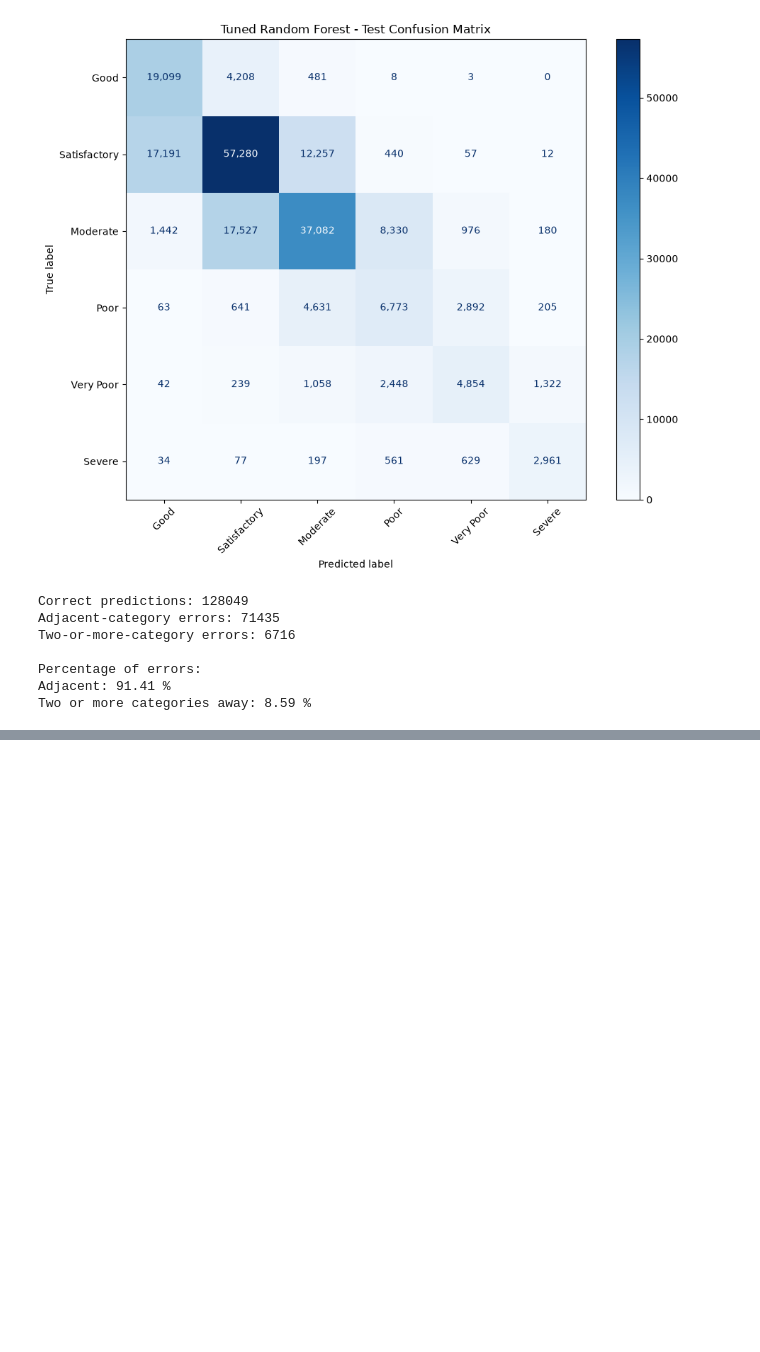
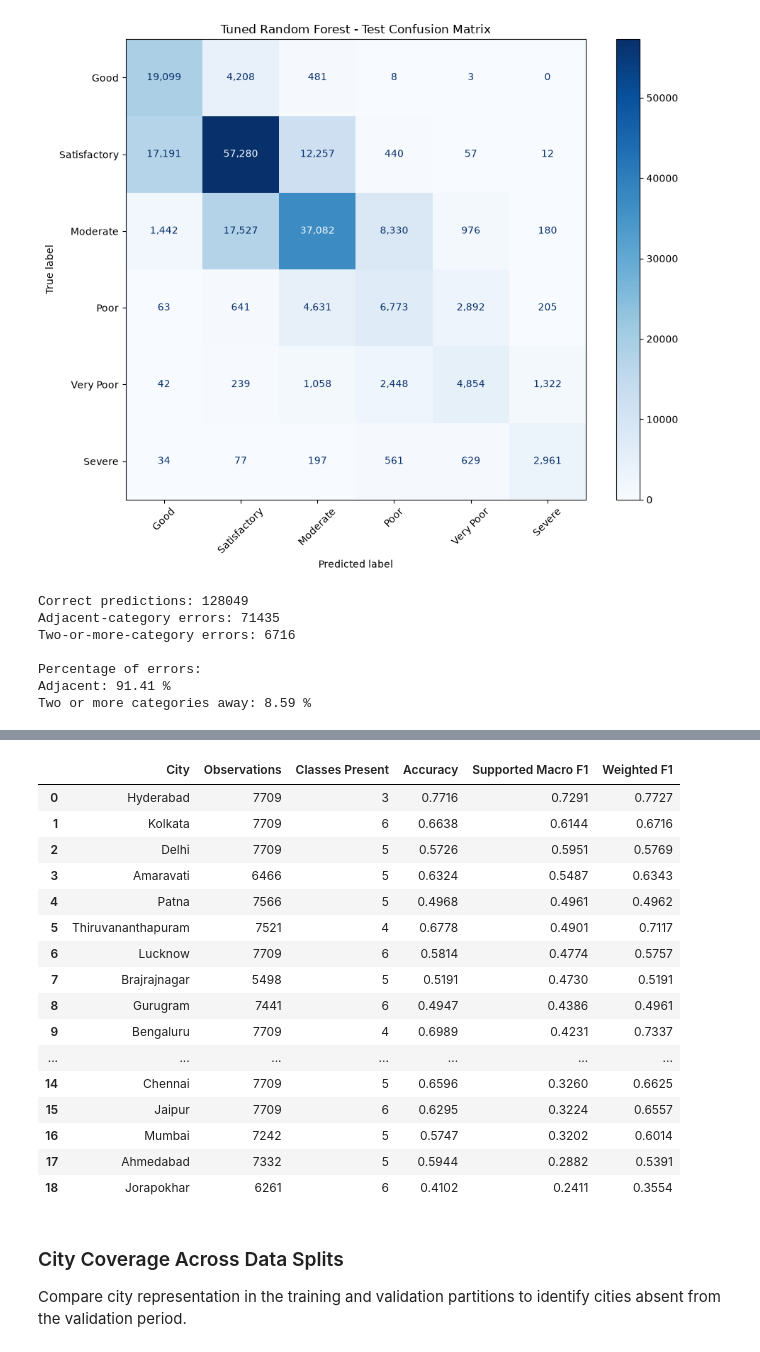
Before and after one commit to Fatimaaasaleem/air-quality-classification, a Jupyter notebook: notebooks/05_model_comparison_and_evaluation.ipynb, the cells around one changed output, grey strips where cells are left out. Saved outputs shown, nothing was run; the diff lists cells and outputs as text; code cells hidden in the pictures; blank space fills up the shorter version.

```diff
--- a/notebooks/05_model_comparison_and_evaluation.ipynb
+++ b/notebooks/05_model_comparison_and_evaluation.ipynb
@@ -1676,0 +1986,59 @@ Two or more categories away: 8.59 %
+# %%
+city_supported_metrics = []
+
+for city, group in city_results.groupby("City"):
+
+    supported_classes = group["Actual"].unique()
+
+    city_supported_metrics.append({
+        "City": city,
+        "Observations": len(group),
+        "Classes Present": len(supported_classes),
+        "Accuracy": accuracy_score(
+            group["Actual"], group["Predicted"]
+        ),
+        "Supported Macro F1": f1_score(
+            group["Actual"],
+            group["Predicted"],
+            labels=supported_classes,
+            average="macro",
+            zero_division=0
+        ),
+        "Weighted F1": f1_score(
+            group["Actual"],
+            group["Predicted"],
+            average="weighted",
+            zero_division=0
+        )
+    })
+
+city_supported_df = pd.DataFrame(city_supported_metrics)
+
+city_supported_df = city_supported_df.sort_values(
+    "Supported Macro F1",
+    ascending=False
+).reset_index(drop=True)
+
+display(city_supported_df.round(4))
+# %% [output]
+|  | City | Observations | Classes Present | Accuracy | Supported Macro F1 | Weighted F1 |
+| 0 | Hyderabad | 7709 | 3 | 0.7716 | 0.7291 | 0.7727 |
+| 1 | Kolkata | 7709 | 6 | 0.6638 | 0.6144 | 0.6716 |
+| 2 | Delhi | 7709 | 5 | 0.5726 | 0.5951 | 0.5769 |
+| 3 | Amaravati | 6466 | 5 | 0.6324 | 0.5487 | 0.6343 |
+| 4 | Patna | 7566 | 5 | 0.4968 | 0.4961 | 0.4962 |
+| 5 | Thiruvananthapuram | 7521 | 4 | 0.6778 | 0.4901 | 0.7117 |
+| 6 | Lucknow | 7709 | 6 | 0.5814 | 0.4774 | 0.5757 |
+| 7 | Brajrajnagar | 5498 | 5 | 0.5191 | 0.4730 | 0.5191 |
+| 8 | Gurugram | 7441 | 6 | 0.4947 | 0.4386 | 0.4961 |
+| 9 | Bengaluru | 7709 | 4 | 0.6989 | 0.4231 | 0.7337 |
+| ... | ... | ... | ... | ... | ... | ... |
+| 14 | Chennai | 7709 | 5 | 0.6596 | 0.3260 | 0.6625 |
+| 15 | Jaipur | 7709 | 6 | 0.6295 | 0.3224 | 0.6557 |
+| 16 | Mumbai | 7242 | 5 | 0.5747 | 0.3202 | 0.6014 |
+| 17 | Ahmedabad | 7332 | 5 | 0.5944 | 0.2882 | 0.5391 |
+| 18 | Jorapokhar | 6261 | 6 | 0.4102 | 0.2411 | 0.3554 |
+# %% [markdown]
+### City Coverage Across Data Splits
+
+Compare city representation in the training and validation partitions to identify cities absent from the validation period.
```
Also changed, not shown: parts of 22 cells of this notebook.
